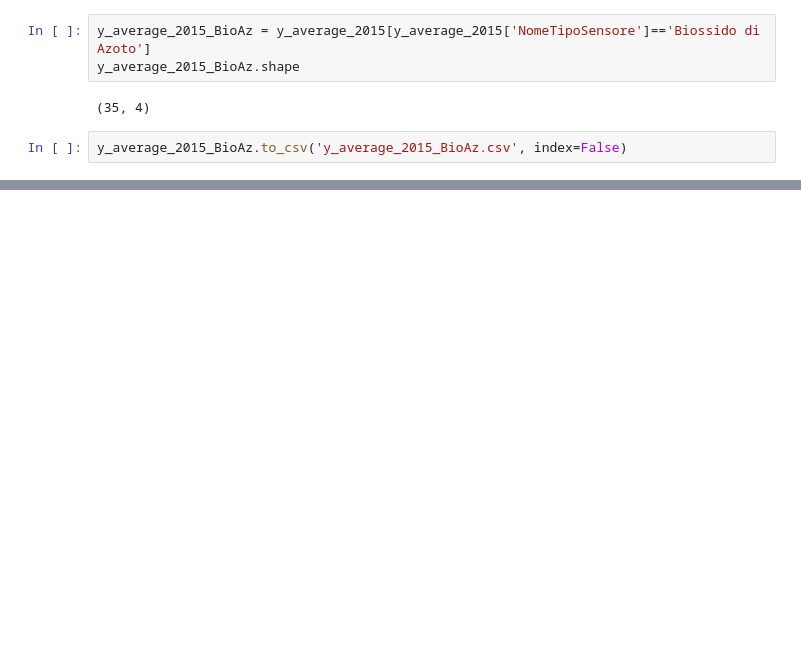
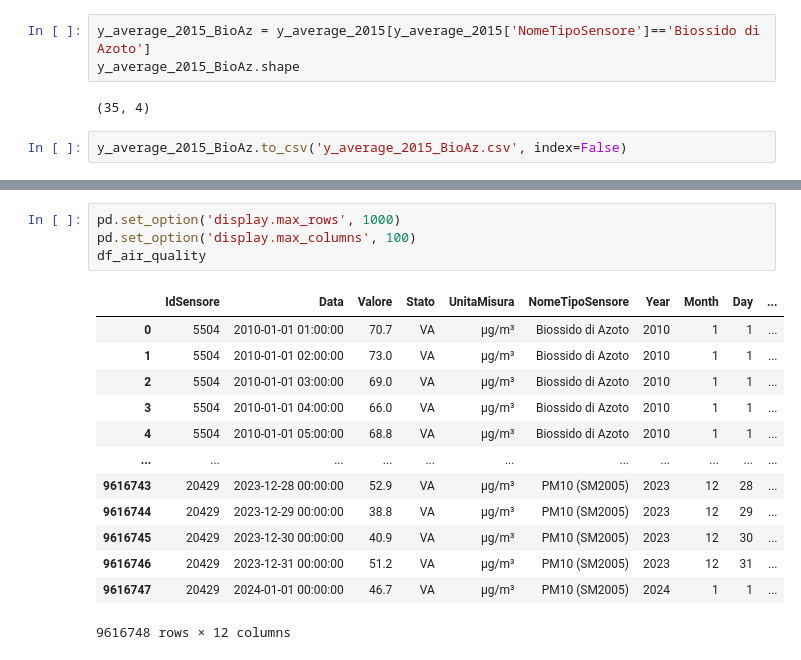
Before and after one commit to LGpolimi/HHE_DSLAB_project_AA2324, a Jupyter notebook: air_pollution_notebook.ipynb, the cells around one changed output, grey strips where cells are left out. Cells and saved outputs as stored; diff of their text form; blank space fills up the shorter version.

```diff
--- a/air_pollution_notebook.ipynb
+++ b/air_pollution_notebook.ipynb
@@ -370,0 +477,18 @@ df_air_quality[(df_air_quality['NomeTipoSensore'] == 'Particelle sospese PM2.5')
+# %%
+pd.set_option('display.max_rows', 1000)
+pd.set_option('display.max_columns', 100)
+df_air_quality
+# %% [output]
+|  | IdSensore | Data | Valore | Stato | UnitaMisura | NomeTipoSensore | Year | Month | Day | ... |
+| 0 | 5504 | 2010-01-01 01:00:00 | 70.7 | VA | µg/m³ | Biossido di Azoto | 2010 | 1 | 1 | ... |
+| 1 | 5504 | 2010-01-01 02:00:00 | 73.0 | VA | µg/m³ | Biossido di Azoto | 2010 | 1 | 1 | ... |
+| 2 | 5504 | 2010-01-01 03:00:00 | 69.0 | VA | µg/m³ | Biossido di Azoto | 2010 | 1 | 1 | ... |
+| 3 | 5504 | 2010-01-01 04:00:00 | 66.0 | VA | µg/m³ | Biossido di Azoto | 2010 | 1 | 1 | ... |
+| 4 | 5504 | 2010-01-01 05:00:00 | 68.8 | VA | µg/m³ | Biossido di Azoto | 2010 | 1 | 1 | ... |
+| ... | ... | ... | ... | ... | ... | ... | ... | ... | ... | ... |
+| 9616743 | 20429 | 2023-12-28 00:00:00 | 52.9 | VA | µg/m³ | PM10 (SM2005) | 2023 | 12 | 28 | ... |
+| 9616744 | 20429 | 2023-12-29 00:00:00 | 38.8 | VA | µg/m³ | PM10 (SM2005) | 2023 | 12 | 29 | ... |
+| 9616745 | 20429 | 2023-12-30 00:00:00 | 40.9 | VA | µg/m³ | PM10 (SM2005) | 2023 | 12 | 30 | ... |
+| 9616746 | 20429 | 2023-12-31 00:00:00 | 51.2 | VA | µg/m³ | PM10 (SM2005) | 2023 | 12 | 31 | ... |
+| 9616747 | 20429 | 2024-01-01 00:00:00 | 46.7 | VA | µg/m³ | PM10 (SM2005) | 2024 | 1 | 1 | ... |
+9616748 rows × 12 columns
```
Also changed, not shown: parts of 25 cells of this notebook.
